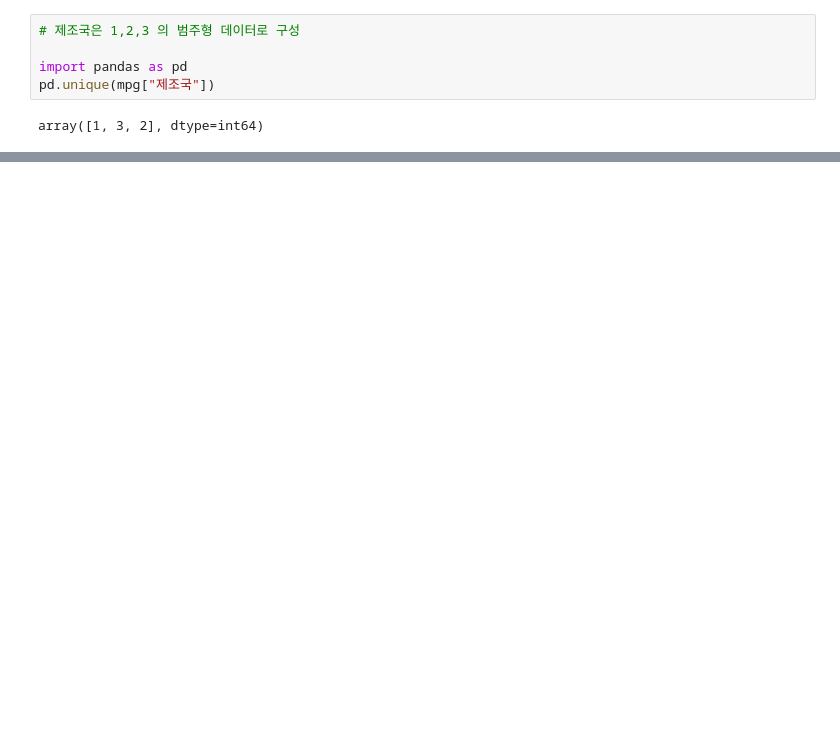
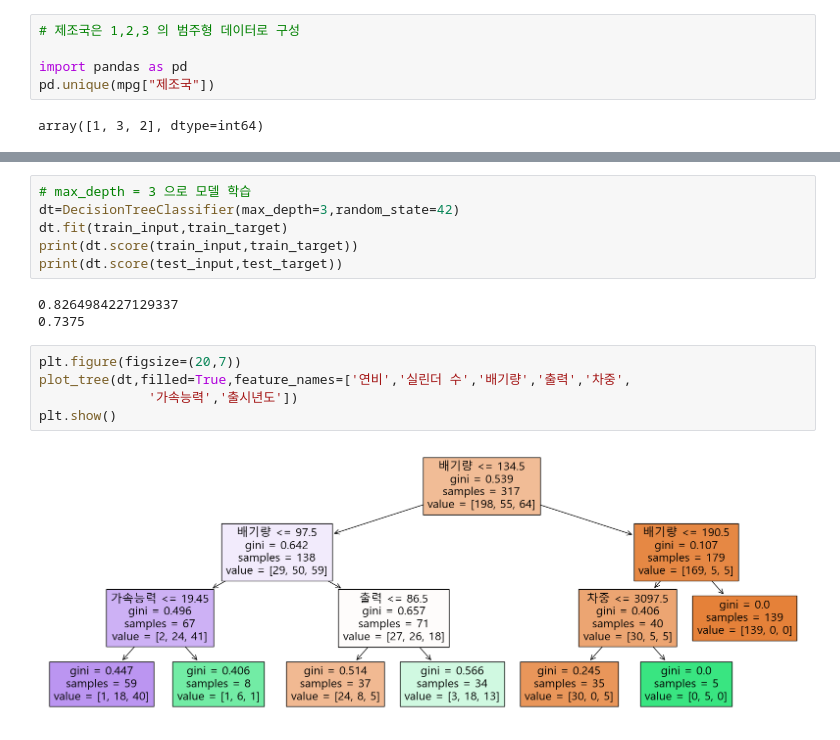
Before and after one commit to osr3173/ML, a Jupyter notebook: week4/ML_practice.ipynb, the cells around one changed output, grey strips where cells are left out. Drawn from its saved outputs; the diff is of its cells as text; blank space fills up the shorter version.

```diff
--- a/week4/ML_practice.ipynb
+++ b/week4/ML_practice.ipynb
@@ -120,0 +187,16 @@ TypeError: Singleton array array(<bound method DataFrame.to_numpy of        연
+# %%
+# max_depth = 3 으로 모델 학습
+dt=DecisionTreeClassifier(max_depth=3,random_state=42)
+dt.fit(train_input,train_target)
+print(dt.score(train_input,train_target))
+print(dt.score(test_input,test_target))
+# %% [output]
+0.8264984227129337
+0.7375
+# %%
+plt.figure(figsize=(20,7))
+plot_tree(dt,filled=True,feature_names=['연비','실린더 수','배기량','출력','차중',
+              '가속능력','출시년도'])
+plt.show()
+# %% [output]
+[figure, added]
```
Also changed, not shown: parts of 55 cells of this notebook, 2 other files.
